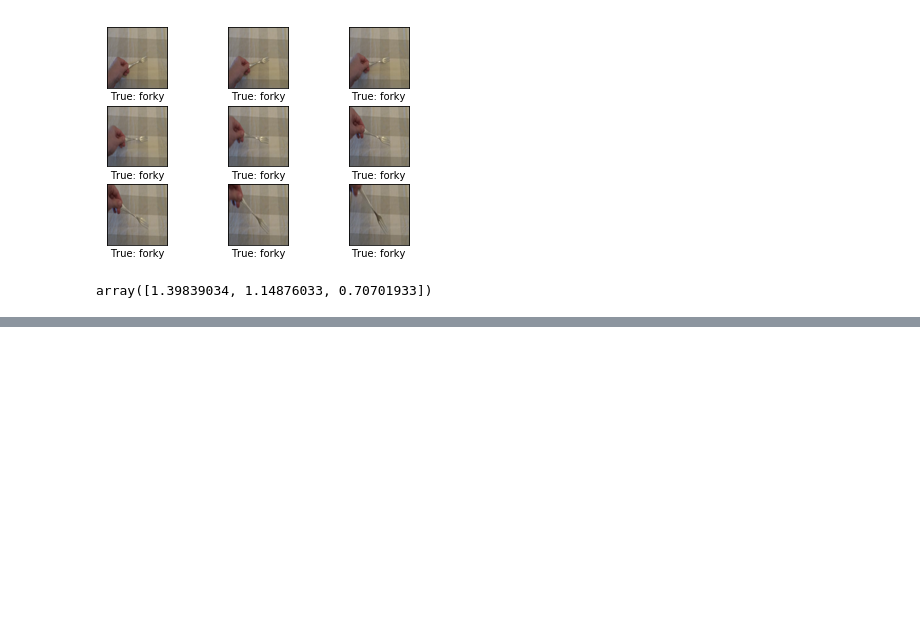
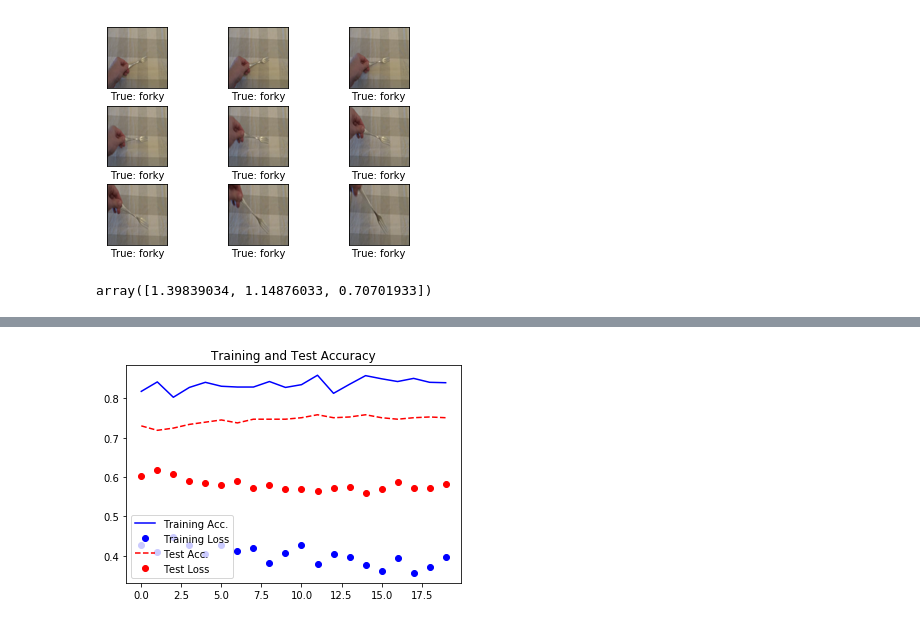
Before and after one commit to kornellewy/tf_keras_4_fine_tuning-, a Jupyter notebook: tf_keras_4_fine_tuning.ipynb, the cells around one changed output, grey strips where cells are left out. Saved outputs shown, nothing was run; the diff lists cells and outputs as text; code cells hidden in the pictures; blank space fills up the shorter version.

```diff
--- a/tf_keras_4_fine_tuning.ipynb
+++ b/tf_keras_4_fine_tuning.ipynb
@@ -276,0 +479,12 @@ array([1.39839034, 1.14876033, 0.70701933])
+# %%
+opti_fine = Adam(lr=1e-7)
+# %%
+new_model.compile(optimizer=opti_fine, loss=loss, metrics=metric)
+# %%
+%%time
+history = new_model.fit_generator(generator=generator_train,
+                                  epochs=epochs,
+                                  steps_per_epoch=steps_per_epoch,
+                                  class_weight=class_weight,
+                                  validation_data=generator_test,
+                                  validation_steps=steps_test)
@@ -276,0 +509,4 @@ array([1.39839034, 1.14876033, 0.70701933])
+# %%
+plot_training_history(history)
+# %% [output]
+[figure, added]
```
Also changed, not shown: parts of 27 cells of this notebook, 2 other files.
